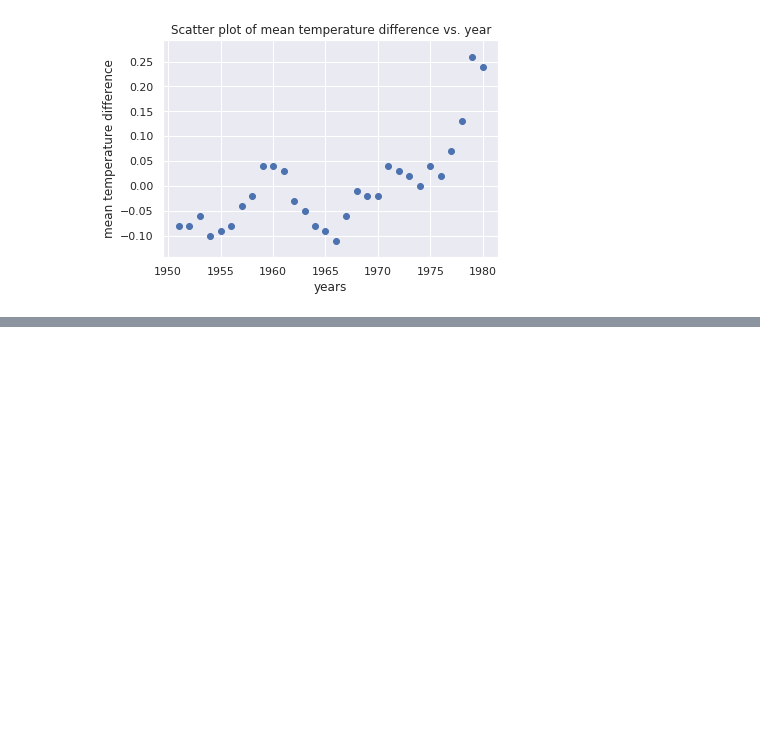
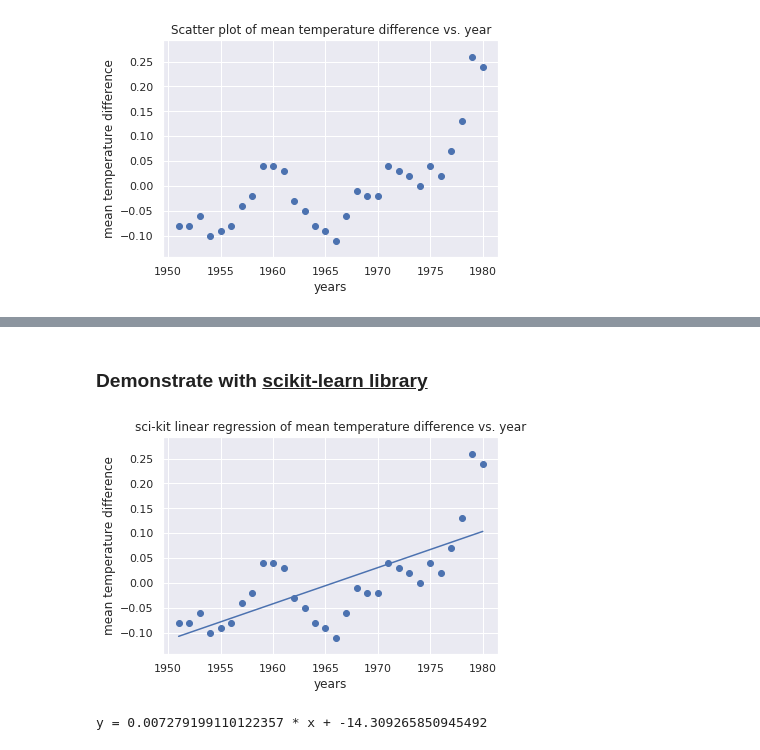
Before and after one commit to ksivasenthil/ml-python-azure-notebooks, a Jupyter notebook: jupyter-notebooks/climatechange.ipynb, the cells around one changed output, grey strips where cells are left out. Drawn from its saved outputs; the diff is of its cells as text; code cells hidden in the pictures; blank space fills up the shorter version.

```diff
--- a/jupyter-notebooks/climatechange.ipynb
+++ b/jupyter-notebooks/climatechange.ipynb
@@ -45 +47,22 @@ print('y = {0} * x + {1}'.format(m,c))
 y = 0.007279199110122221 * x + -14.309265850945222
+# %% [markdown]
+### Demonstrate with <u>scikit-learn library</u>
+# %%
+model = LinearRegression(fit_intercept=True)
+
+model.fit(yearsBase[:, np.newaxis], meansBase)
+mean_predicted = model.predict(yearsBase[:,np.newaxis])
+
+# Plot the scatter chart along with trend built by _scikit-learn_
+
+mp.scatter(yearsBase, meansBase)
+mp.plot(yearsBase, mean_predicted)
+mp.title('sci-kit linear regression of mean temperature difference vs. year')
+mp.xlabel('years', fontsize=12)
+mp.ylabel('mean temperature difference', fontsize=12)
+mp.show()
+
+print('y = {0} * x + {1}'.format(model.coef_[0],model.intercept_))
+# %% [output]
+[figure, added]
+y = 0.007279199110122357 * x + -14.309265850945492
```
Also changed, not shown: parts of 2 cells of this notebook.
